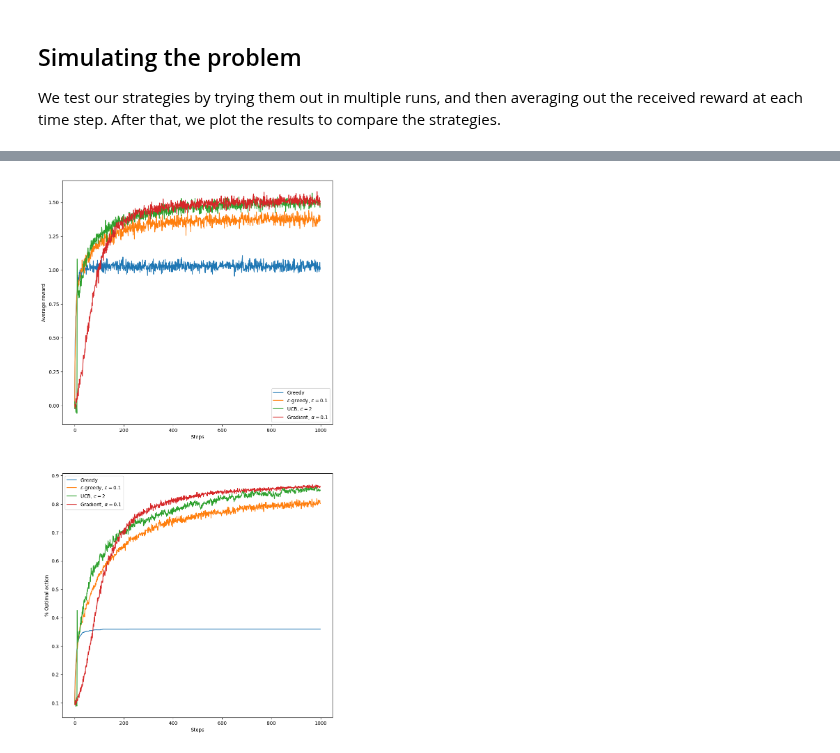
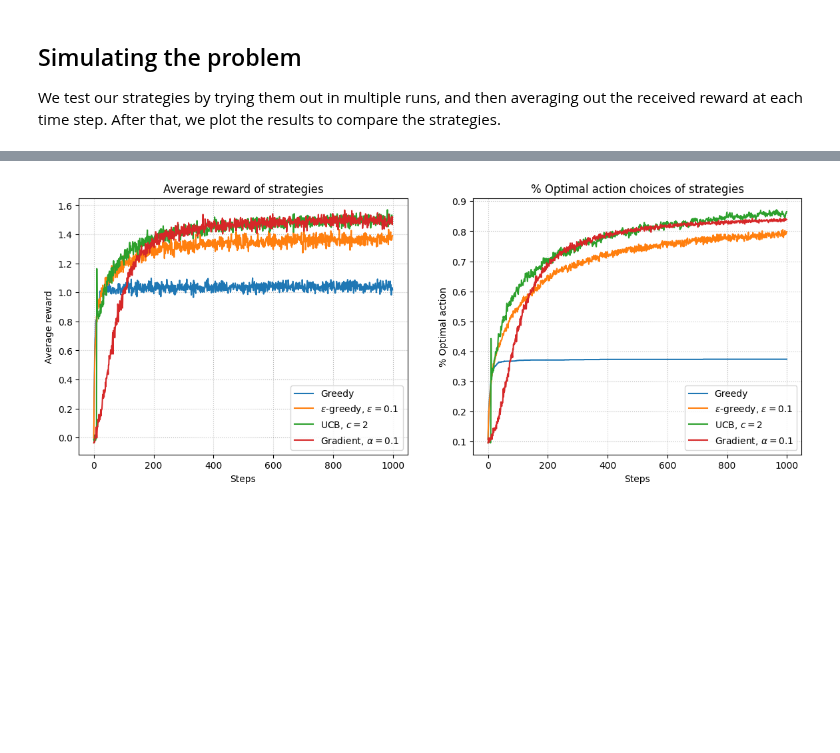
Before and after one commit to Fortuz/rl_education, a Jupyter notebook: 1. K-armed Bandit/k_armed_bandit.ipynb, the cells around one changed output, grey strips where cells are left out. Cells and saved outputs as stored; diff of their text form; code cells hidden in the pictures; blank space fills up the shorter version.

Commit message:
Finalized k-armed bandit and gymnasium basics

```diff
--- a/1. K-armed Bandit/k_armed_bandit.ipynb
+++ b/1. K-armed Bandit/k_armed_bandit.ipynb
@@ -204,14 +219,14 @@ class Gradient(Strategy):
 We test our strategies by trying them out in multiple runs, and then averaging out the received reward at each time step. After that, we plot the results to
 compare the strategies.
 # %%
-K = 10  # number of actions
+K = 10  # Number of actions
 
-
-# action with some probability distribution
+# Action with some probability distribution
 class Action:
-    def __init__(self, distribution=None):
+    def __init__(self, distribution_prob=[1, 0, 0]):
         self.mean = np.random.randn()
-        self.distribution = distribution if distribution is not None else np.random.choice(["normal", "constant", "uniform"], p=[1, 0, 0])
+        # By default, the distribution is Normal
+        self.distribution = np.random.choice(["normal", "constant", "uniform"], p=distribution_prob)
 
     def get_reward(self):
         if self.distribution == "normal":
@@ -222,16 +237,16 @@ class Action:
             return self.mean
 
 
-# simulating the k-armed bandit problem
+# Simulating the k-armed bandit problem
 def simulate(strategies, runs=2000, time=1000):
     rewards = np.zeros((len(strategies), runs, time))
     best_action_choices = np.zeros(rewards.shape)
 
     for i, strategy in enumerate(strategies):
-        print(f"Simulating strategy {i + 1}/{len(strategies)}...")
+        print(f"Evaluating strategy {i + 1}/{len(strategies)}...")
 
         for r in trange(runs):
-            # setting up actions with random probabilty distributions
+            # Setting up actions with random probabilty distributions
             actions = [Action() for _ in range(K)]
             best_action = np.argmax([action.mean for action in actions])
 
@@ -247,9 +262,9 @@ def simulate(strategies, runs=2000, time=1000):
                 if action == best_action:
                     best_action_choices[i, r, t] = 1
 
-    # average of rewards received over all runs
+    # Average of rewards received over all runs
     mean_rewards = rewards.mean(axis=1)
-    # average of number of best action choices over all runs
+    # Average of number of best action choices over all runs
     mean_best_action_choices = best_action_choices.mean(axis=1)
 
     return mean_rewards, mean_best_action_choices
@@ -271,21 +287,23 @@ Simulating strategy 4/4...
 # %%
-# plotting the results
-plt.figure(figsize=(10, 20))
-plt.subplot(2, 1, 1)
+# Plot results
+fig, (ax1, ax2) = plt.subplots(nrows=1, ncols=2, figsize=(14, 5))
 
 for strategy, reward in zip(strategies, rewards):
-    plt.plot(reward, label=f"{strategy.name}")
-plt.xlabel('Steps')
-plt.ylabel('Average reward')
-plt.legend()
+    ax1.plot(reward, label=f"{strategy.name}", zorder=2)
+ax1.set_xlabel('Steps')
+ax1.set_ylabel('Average reward')
+ax1.grid(alpha=0.8, linestyle=':', zorder=0)
+ax1.set_title('Average reward of strategies')
+ax1.legend()
 
-plt.subplot(2, 1, 2)
 for strategy, choices in zip(strategies, best_action_choices):
-    plt.plot(choices, label=f"{strategy.name}")
-plt.xlabel('Steps')
-plt.ylabel('% Optimal action')
-plt.legend()
+    ax2.plot(choices, label=f"{strategy.name}")
+ax2.set_xlabel('Steps')
+ax2.set_ylabel('% Optimal action')
+ax2.grid(alpha=0.8, linestyle=':', zorder=0)
+ax2.set_title('% Optimal action choices of strategies')
+ax2.legend()
 
 plt.show()
 # %% [output]
-[figure, old version]
+[figure, new version]
```
Also changed, not shown: parts of 9 cells of this notebook, 7 other files.
